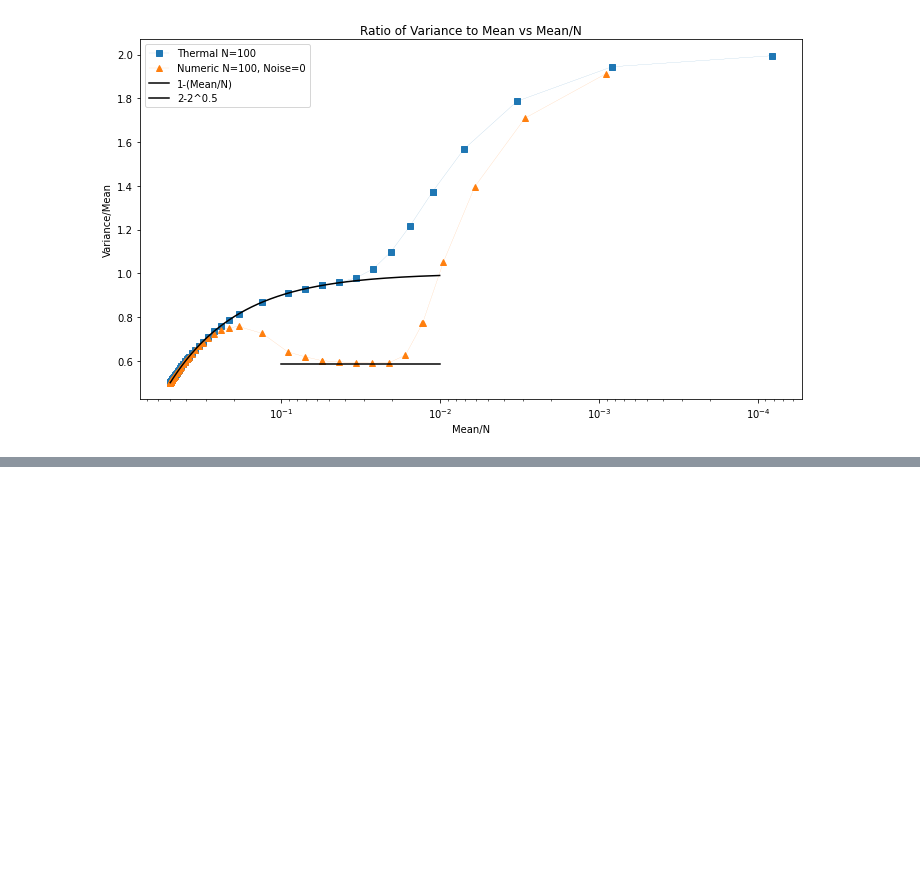
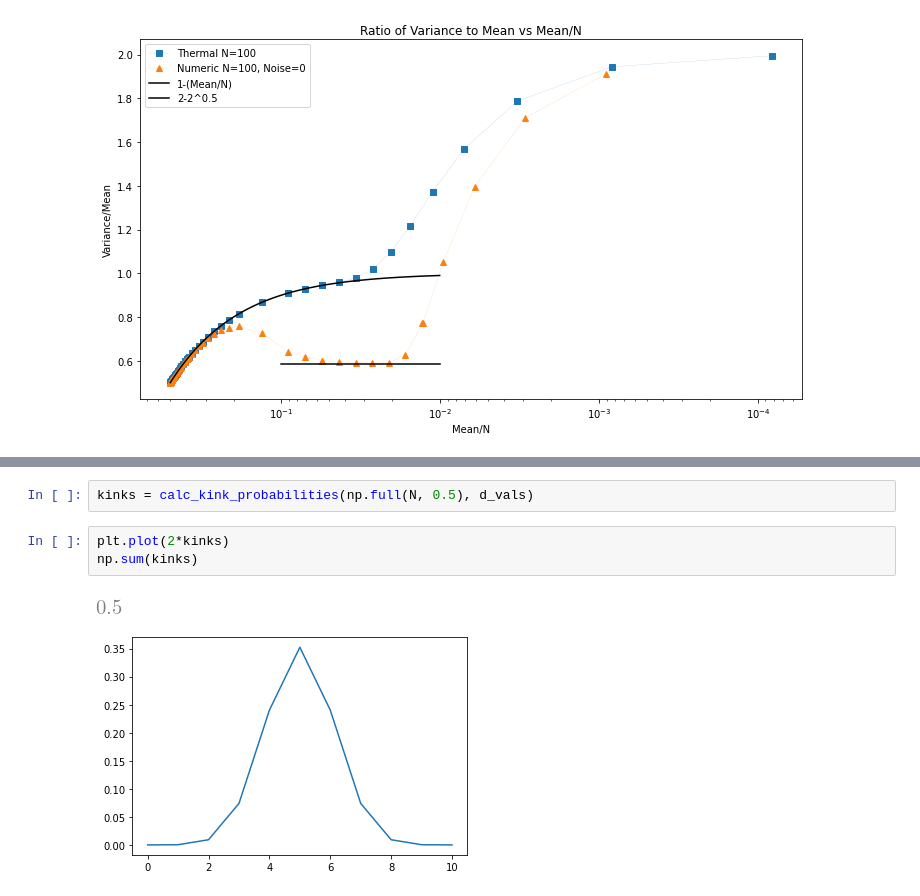
Before and after one commit to shrapp/thermal_tfim, a Jupyter notebook: notebook.ipynb, the cells around one changed output, grey strips where cells are left out. Drawn from its saved outputs; the diff is of its cells as text; blank space fills up the shorter version.

```diff
--- a/notebook.ipynb
+++ b/notebook.ipynb
@@ -410,0 +466,8 @@ ModuleNotFoundError: No module named 'new_noise'
+# %%
+kinks = calc_kink_probabilities(np.full(N, 0.5), d_vals)
+# %%
+plt.plot(2*kinks)
+np.sum(kinks)
+# %% [output]
+[figure, added]
+[figure, added]
```
Also changed, not shown: parts of 7 cells of this notebook, 3 other files.
